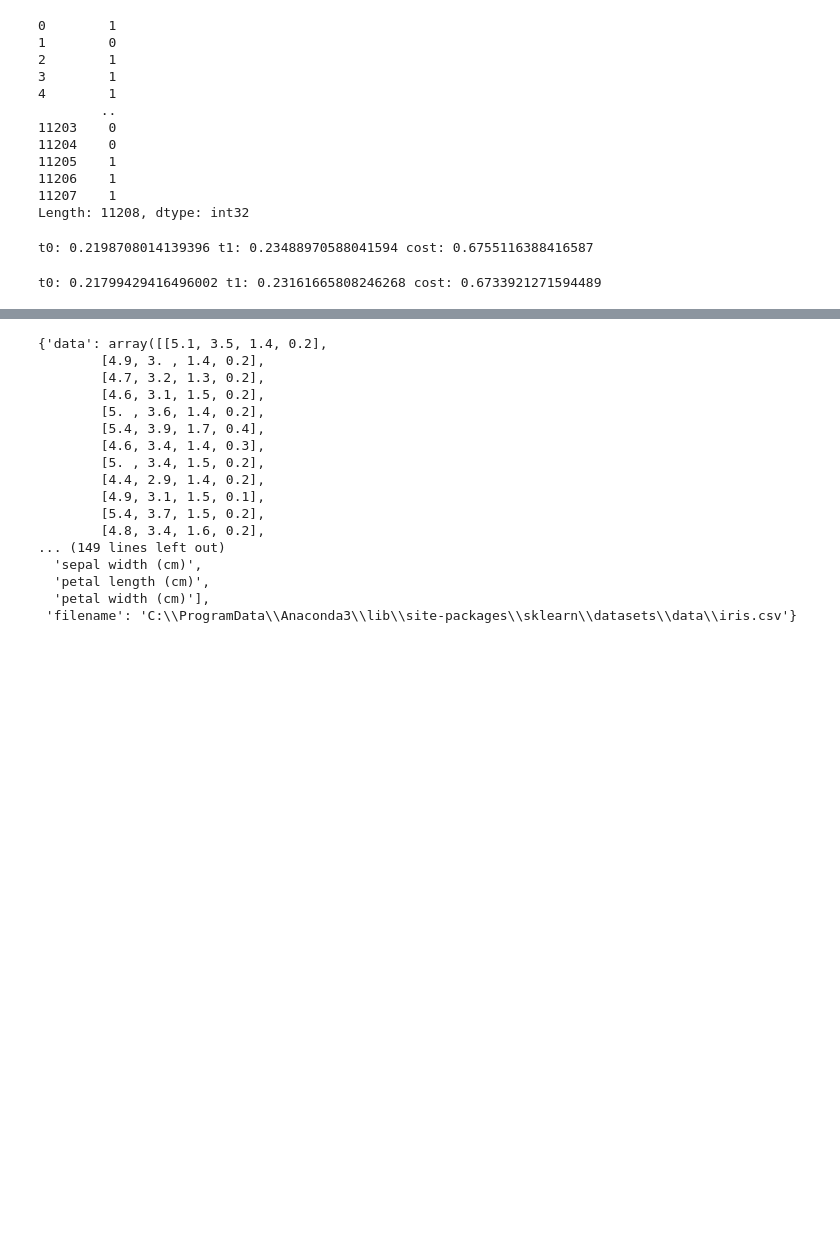
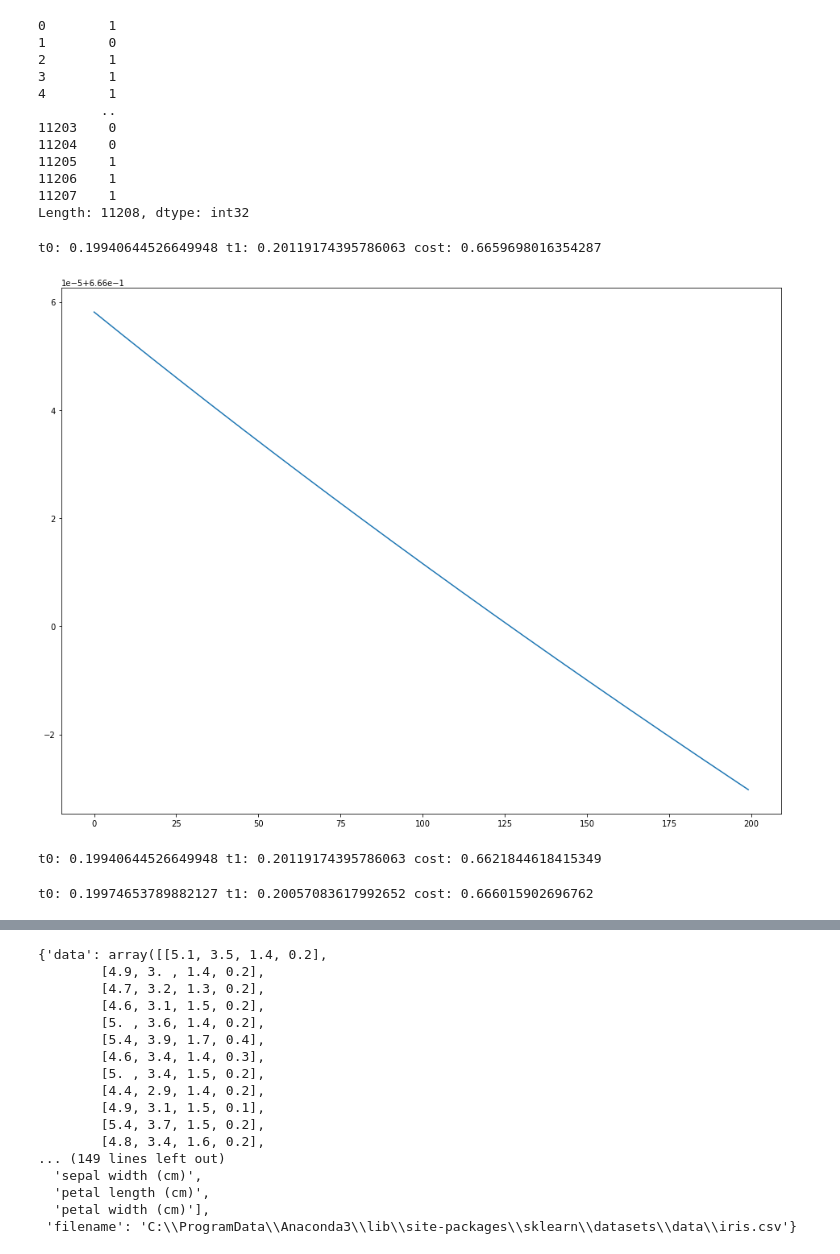
Before and after one commit to RomanovSasha/2, a Jupyter notebook: 2.ipynb, the cells around one changed output, grey strips where cells are left out. Saved outputs shown, nothing was run; the diff lists cells and outputs as text; code cells hidden in the pictures; blank space fills up the shorter version.

```diff
--- a/2.ipynb
+++ b/2.ipynb
@@ -77,7 +85,7 @@ Length: 11208, dtype: int32
 # %%
 # обычный градиентный спуск
 # %%
-EPOCHS = 100
+EPOCHS = 200
 LEARNING_RATE = 0.0001
 # %%
 def cost_function(X, Y, theta0, theta1):
@@ -90,31 +98,43 @@ def cost_function(X, Y, theta0, theta1):
 def der_theta0(X, Y, theta0, theta1):
     total_cost = 0
     for i in range(len(X)):
-        total_cost += (Y[i] / (theta0 + theta1*X[i]) + (1 - Y[i]) / (1 - theta0 - theta1*X[i]))
+        total_cost += (Y[i] / (theta0 + theta1*X[i]) - (1 - Y[i]) / (1 - theta0 - theta1*X[i]))
         #total_cost += X[i]
     return -total_cost/len(X)
 # %%
 def der_theta1(X, Y, theta0, theta1):
     total_cost = 0
     for i in range(len(X)):
-        total_cost += (Y[i] / (theta0 + theta1*X[i]) * X[i] + (1 - Y[i]) / (1 - theta0 - theta1*X[i]) * X[i])
+        total_cost += (Y[i] / (theta0 + theta1*X[i]) * X[i] - (1 - Y[i]) / (1 - theta0 - theta1*X[i]) * X[i])
         #total_cost += X[i]
     return -total_cost/len(X)
 # %%
 theta0 = 0.20
 theta1 = 0.20
+costs = []
 for _ in range(EPOCHS):
-    dt0 = der_theta0(X, Y, theta0, theta1)
-    dt1 = der_theta1(X, Y, theta0, theta1)
+    dt0 = der_theta0(X_train, Y_train, theta0, theta1)
+    dt1 = der_theta1(X_train, Y_train, theta0, theta1)
 
     theta0 = theta0 - LEARNING_RATE * dt0
     theta1 -= LEARNING_RATE * dt1
-
-    #print("t0:", theta0, "t1:", theta1, "cost:", cost_function(X, Y, theta0, theta1))
+    cost = cost_function(X_train, Y_train, theta0, theta1)
+    costs.append(cost)
+    #print("t0:", theta0, "t1:", theta1, "cost:", cost_function(X_train, Y_train, theta0, theta1))
 # %%
-print("t0:", theta0, "t1:", theta1, "cost:", cost_function(X, Y, theta0, theta1))
+print("t0:", theta0, "t1:", theta1, "cost:", cost_function(X_train, Y_train, theta0, theta1))
 # %% [output]
-t0: 0.2198708014139396 t1: 0.23488970588041594 cost: 0.6755116388416587
+t0: 0.19940644526649948 t1: 0.20119174395786063 cost: 0.6659698016354287
+# %%
+plt.figure(figsize=(16,12))
+plt.plot(costs)
+plt.show()
+# %% [output]
+[figure, added]
+# %%
+print("t0:", theta0, "t1:", theta1, "cost:", cost_function(X_test, Y_test, theta0, theta1))
+# %% [output]
+t0: 0.19940644526649948 t1: 0.20119174395786063 cost: 0.6621844618415349
 # %%
 # Nesterov Accelerated Gradient
 # %%
@@ -141,5 +165,5 @@ for _ in range(EPOCHS):
     #print("t0:", theta0, "t1:", theta1, "cost:", cost_function(X, Y, theta0, theta1))
 # %%
-print("t0:", theta0, "t1:", theta1, "cost:", cost_function(X, Y, theta0, theta1))
+print("t0:", theta0, "t1:", theta1, "cost:", cost_function(X_train, Y_train, theta0, theta1))
 # %% [output]
-t0: 0.21799429416496002 t1: 0.23161665808246268 cost: 0.6733921271594489
+t0: 0.19974653789882127 t1: 0.20057083617992652 cost: 0.666015902696762
```
Also changed, not shown: parts of 30 cells of this notebook.
